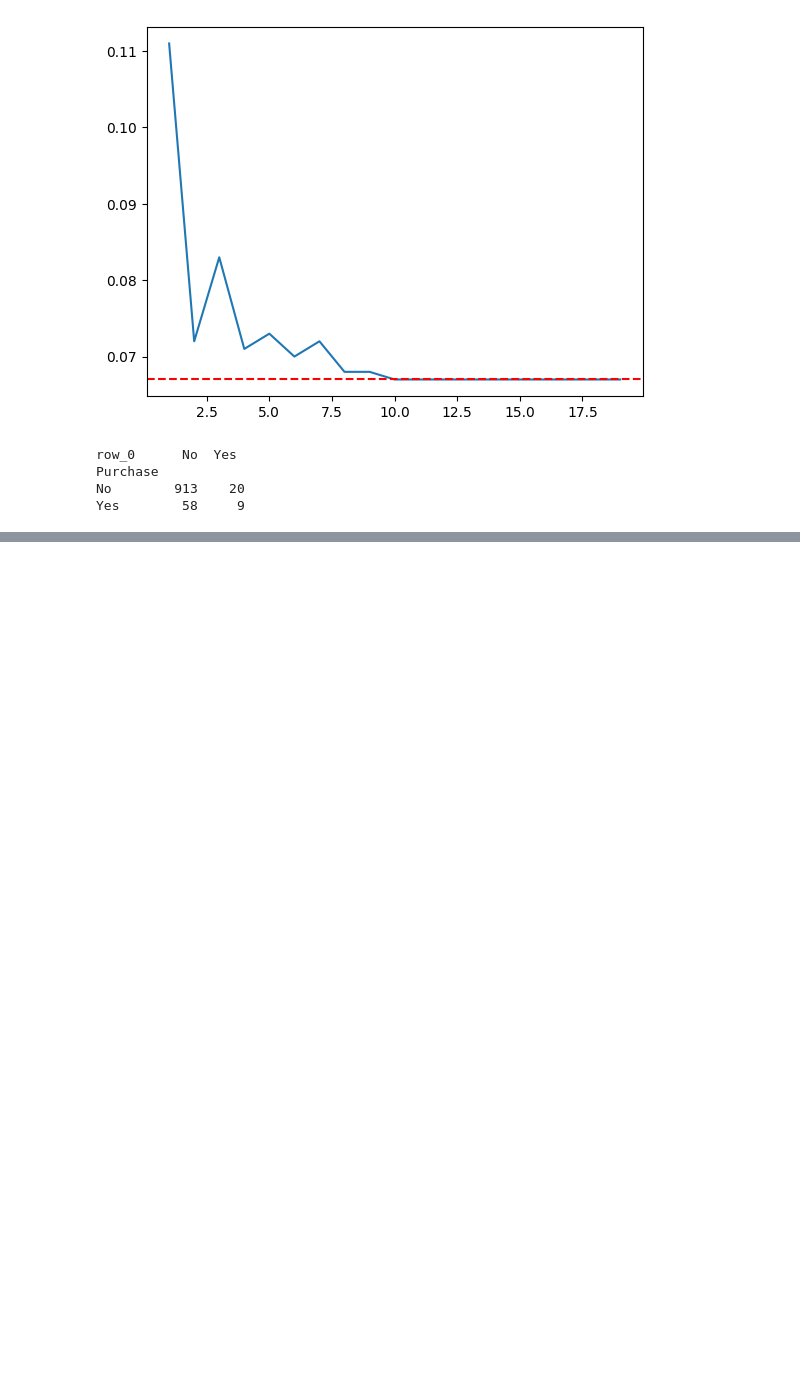
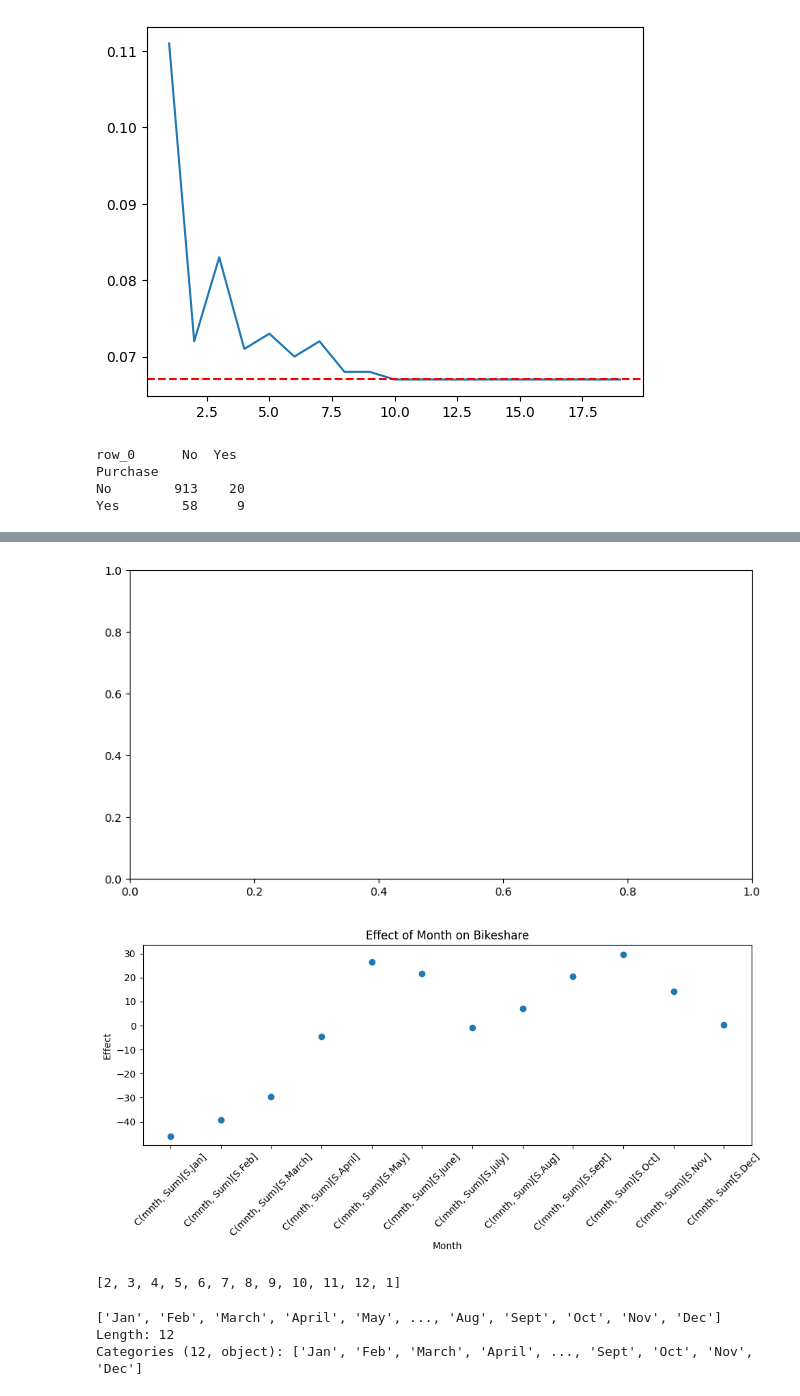
Before and after one commit to Asthag29/ISLP_solutions, a Jupyter notebook: islp_3_labwork.ipynb, the cells around one changed output, grey strips where cells are left out. Cells and saved outputs as stored; diff of their text form; code cells hidden in the pictures; blank space fills up the shorter version.

```diff
--- a/islp_3_labwork.ipynb
+++ b/islp_3_labwork.ipynb
@@ -365,0 +361,62 @@ Name: bikers, Length: 8645, dtype: int64
+# %%
+# linear regression
+bike = load_data('Bikeshare')
+print(bike.columns)
+bike.dtypes
+feat=bike[['mnth','hr','workingday','temp','weathersit']]
+res=bike['bikers']
+# a is x more than the baseline variable
+formula='bikers~'+'+'.join(feat.columns)
+# sum encoding or effect encoding(default baseline is chosen as the last category) )
+formula2 = 'bikers ~ C(mnth,Sum) + C(hr, Sum) + workingday + temp + weathersit'
+data=pd.concat([feat,res],axis=1)
+data
+linear_model= smf.ols(formula, data=data).fit()
+linear_model2=smf.ols(formula2, data=data).fit()
+linear_model.summary()
+linear_model2.summary()
+a=linear_model.fittedvalues
+b=linear_model2.fittedvalues
+c=np.sum((a-b)**2)
+c
+# whether the two values are equal within a tolerance level
+np.allclose(a,b)
+# filtering parameters by using like argument
+d=linear_model2.params.filter(like='mnth')
+d=d.reset_index()
+d['index']=d['index'].astype(str)
+# should use 0 instead of [0] because 0 is a value instead of a string
+d=d.rename({'index':'month',0:'value'}, axis=1)
+print(d.columns)
+df3=pd.DataFrame({'month':'C(mnth, Sum[S.Dec]','value': [np.sum(-d['value'])]})
+df4= pd.concat([d,df3],axis=0)
+df4=df4.reset_index(drop=True)
+print(df4)
+
+fig,ax= plt.subplots(figsize=(10,5))
+# ax.scatter(df4['month'],df4['value'])
+# ax.set_title('Effect of month on bikeshare')
+# ax.set_xlabel('Month',rotation=30)
+# ax.set_ylabel('Effect')
+# ax.set_xticks(df4['month'])
+# ax.set_xticklabels(df4['month'], rotation=45)
+# plt.show()
+
+fig, ax = plt.subplots(figsize=(10, 5))
+
+# Create numeric positions for each month
+x = range(len(df4))
+
+# Plot using numeric positions
+ax.scatter(x, df4['value'])
+
+# Add readable month names as labels
+ax.set_title('Effect of Month on Bikeshare')
+ax.set_xlabel('Month')
+ax.set_ylabel('Effect')
+ax.set_xticks(x)
+ax.set_xticklabels(df4['month'], rotation=45)
+
+plt.tight_layout()
+plt.show()
+# %% [output]
@@ -365,0 +441,12 @@ Name: bikers, Length: 8645, dtype: int64
+[figure, added]
+[figure, added]
+# %%
+months = list(range(2, 13)) + [1]
+hours = list(range(1, 24)) + [0]
+print(months)
+bike['mnth'].unique()
+# %% [output]
+[2, 3, 4, 5, 6, 7, 8, 9, 10, 11, 12, 1]
+['Jan', 'Feb', 'March', 'April', 'May', ..., 'Aug', 'Sept', 'Oct', 'Nov', 'Dec']
+Length: 12
+Categories (12, object): ['Jan', 'Feb', 'March', 'April', ..., 'Sept', 'Oct', 'Nov', 'Dec']
```
Also changed, not shown: parts of 5 cells of this notebook.
